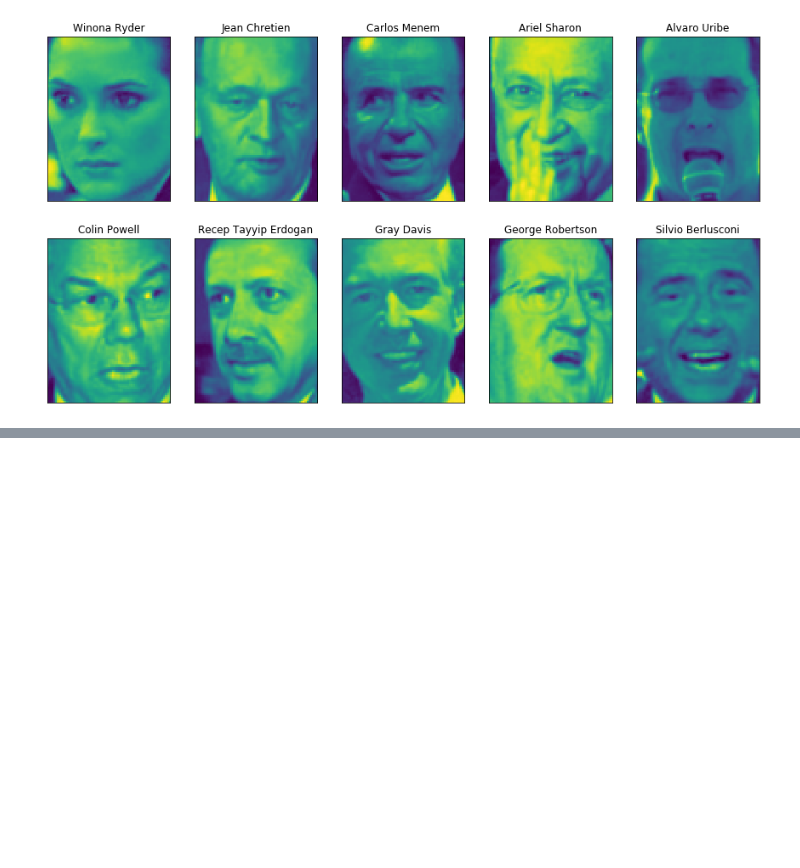
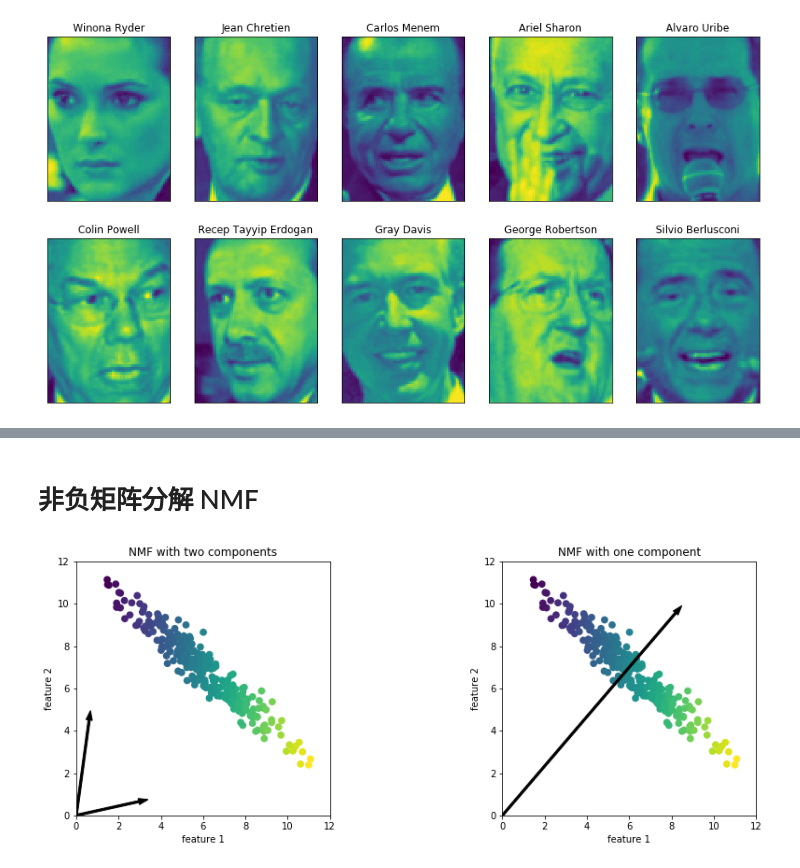
Before and after one commit to TyrionZK/python_ml, a Jupyter notebook: Chapter3 UnSupervised .ipynb, the cells around one changed output, grey strips where cells are left out. Cells and saved outputs as stored; diff of their text form; code cells hidden in the pictures; blank space fills up the shorter version.

```diff
--- a/Chapter3 UnSupervised .ipynb
+++ b/Chapter3 UnSupervised .ipynb
@@ -223,0 +305,6 @@ for target,image,ax in zip(people.target,people.images,axes.ravel()):
+# %% [markdown]
+# 非负矩阵分解 NMF
+# %%
+mglearn.plots.plot_nmf_illustration()
+# %% [output]
+[figure, added]
```
Also changed, not shown: parts of 32 cells of this notebook, 4 other files.
